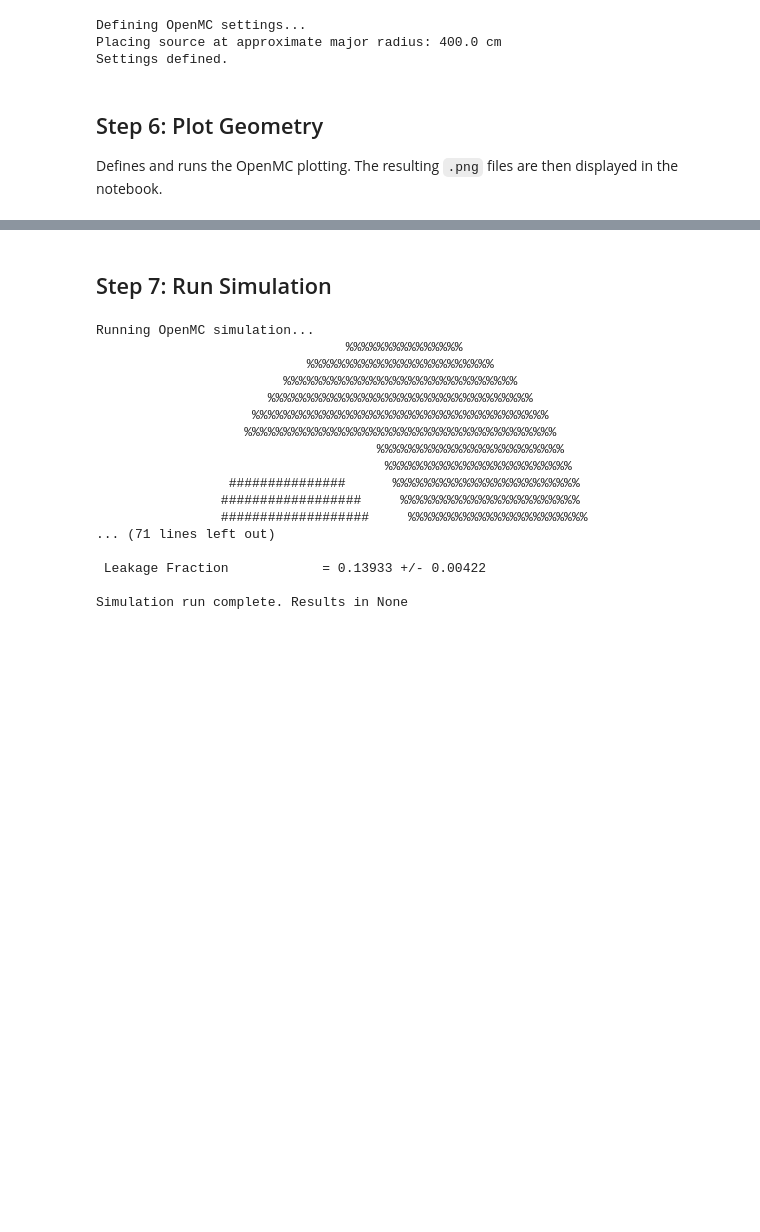
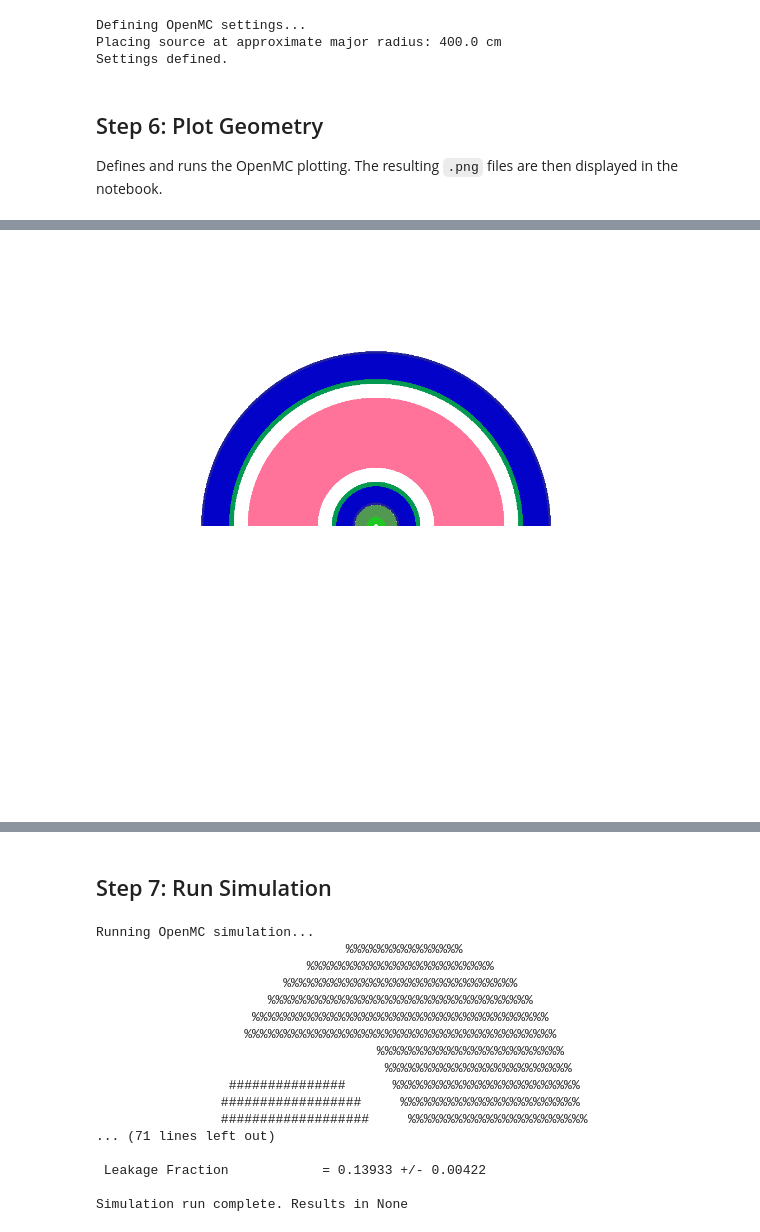
Before and after one commit to VadanKhan/fusion-neutronics-modelling, a Jupyter notebook: fusion_neutronics_modelling/geometryworkflow.ipynb, the cells around one changed output, grey strips where cells are left out. Cells and saved outputs as stored; diff of their text form; code cells hidden in the pictures; blank space fills up the shorter version.

Commit message:
recycled plot colouring

```diff
--- a/fusion_neutronics_modelling/geometryworkflow.ipynb
+++ b/fusion_neutronics_modelling/geometryworkflow.ipynb
@@ -315,0 +252,92 @@ Displaying XZ (Cross-Section) View:
+# %%
+print("Creating geometry plots...")
+
+# --- NEW (Corrected): Create color map by accessing sub-shape attributes ---
+color_map = {}
+
+for mat in materials_list:
+    mat_name = mat.name  # e.g., 'layer_1', 'plasma', 'radial_layer_gap_1'
+
+    paramak_color = None
+    # Check if the reactor object has an attribute matching the material name
+    if hasattr(my_reactor, mat_name):
+        # Get the sub-shape object (e.g., my_reactor.plasma)
+        shape_object = getattr(my_reactor, mat_name)
+
+        # Get the .color attribute from that sub-shape
+        if hasattr(shape_object, 'color'):
+            paramak_color = shape_object.color # This is the cadquery.Color object
+            print(paramak_color)
+            print(type(paramak_color))
+
+            # Optional: You can leave these debug prints in
+            # print(f"Found color for {mat_name}: {paramak_color}")
+            # print(f"Type is: {type(paramak_color)}")
+
+    if paramak_color:
+       # --- THIS IS THE CORRECTED BLOCK ---
+        # paramak_color.wrapped is the OCP.OCP.Quantity.Quantity_ColorRGBA object
+        rgba_color = paramak_color.wrapped
+
+        # Get the internal Quantity_Color (RGB) object
+        rgb_color = rgba_color.GetRGB()
+
+        # Now get the R, G, B floats (0.0-1.0) from the Quantity_Color object
+        openmc_color = (
+            int(rgb_color.Red() * 255),
+            int(rgb_color.Green() * 255),
+            int(rgb_color.Blue() * 255)
+        )
+        # --- END OF FIX ---
+
+        # Add to our map: {openmc.Material object: (R, G, B)}
+        color_map[mat] = openmc_color
+    else:
+        # NOT FOUND. This is likely a 'gap' layer.
+        # Assign a default color.
+        if 'gap' in mat_name:
+            color_map[mat] = (240, 240, 240) # Very Light Gray for Gaps
+        else:
+            color_map[mat] = (128, 128, 128) # Standard Gray for any other fallback
+
+
+plot_xy = openmc.Plot()
+plot_xy.filename = str(output_dir / 'reactor_plot_xy')
+plot_xy.width = (max_boundary * 2, max_boundary * 2)
+plot_xy.pixels = (1000, 1000)
+plot_xy.basis = 'xy'
+plot_xy.origin = (0, 0, 0)
+plot_xy.color_by = 'material'
+plot_xy.colors = color_map
+
+plot_xz = openmc.Plot()
+plot_xz.filename = str(output_dir / 'reactor_plot_xz')
+plot_xz.width = (max_boundary * 2, max_boundary * 2)
+plot_xz.pixels = (1000, 1000)
+plot_xz.basis = 'xz'
+plot_xz.origin = (0, 0, 0)
+plot_xz.color_by = 'material'
+plot_xz.colors = color_map
+
+plots = openmc.Plots([plot_xy, plot_xz])
+
+# --- NEW: Manually export the XMLs needed for plotting ---
+print(f"Exporting XMLs to {output_dir} for plotting...")
+my_materials.export_to_xml(path=str(output_dir / 'materials.xml'))
+my_geometry.export_to_xml(path=str(output_dir / 'geometry.xml'))
+# We don't need settings.xml for plotting
+
+# Now, export the plots.xml
+plots.export_to_xml(path=str(output_dir / 'plots.xml'))
+
+# Run the plotting
+openmc.plot_geometry(cwd=str(output_dir))
+print(f"Plots created in {output_dir}")
+
+# --- Display plots in the notebook ---
+print("Displaying XY (Top-Down) View:")
+display(Image(str(output_dir / 'reactor_plot_xy.png')))
+
+print("Displaying XZ (Cross-Section) View:")
+display(Image(str(output_dir / 'reactor_plot_xz.png')))
+# %% [output]
@@ -315,0 +361 @@ Displaying XZ (Cross-Section) View:
+[figure, added]
```
Also changed, not shown: parts of 3 cells of this notebook.
